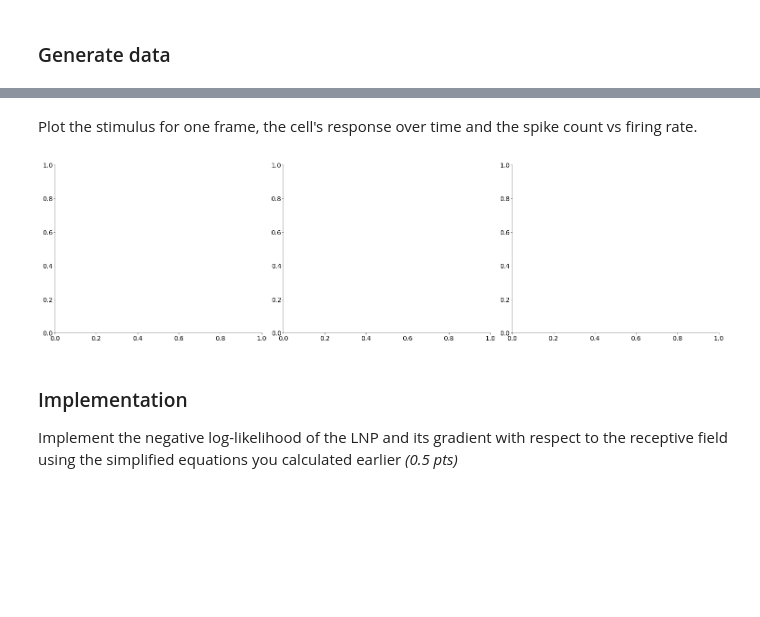
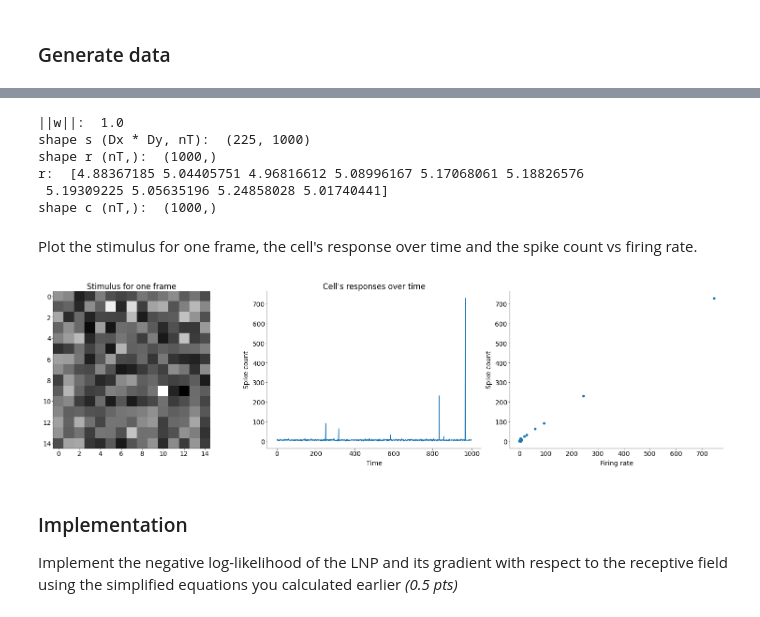
Before and after one commit to stedavkle/uni-tue-nds, a Jupyter notebook: CL5/notebooks/CodingLab5.ipynb, the cells around one changed output, grey strips where cells are left out. Drawn from its saved outputs; the diff is of its cells as text; code cells hidden in the pictures; blank space fills up the shorter version.

Commit message:
did the math and started implementation, but something is wrong...

```diff
--- a/CL5/notebooks/CodingLab5.ipynb
+++ b/CL5/notebooks/CodingLab5.ipynb
@@ -155,6 +166,21 @@ def sample_lnp(
 
     # insert your code here
 
+    # create stimulus frames from uncorrelated checkerboard noise
+    s = rng.normal(0, v, (w.size, nT))  # TODO do i have to set values to 0 or 1?
+    # normalize s
+    s = s / np.sum(s, axis=0)
+    print("shape s (Dx * Dy, nT): ", s.shape)
+
+    # compute the mean rate in time bins
+    r = np.exp(np.dot(w, s)) * dt * R
+    print("shape r (nT,): ", r.shape)
+    print("r: ", r[:10])
+
+    # draw spike counts from a Poisson distribution
+    c = rng.poisson(r)
+    print("shape c (nT,): ", c.shape)
+
     # ------------------------------------------------
     # Generate samples from an instantaneous LNP model
     # neuron with receptive field kernel w. (0.5 pts)
@@ -171,18 +197,46 @@ v = 20  # stimulus variance
 w = gen_gauss_rf(D, 7, (1, 1))
 w = w.flatten()
 
+print("||w||: ", np.sum(w))
+
 c, r, s = sample_lnp(w, nT, dt, R, v)
+# %% [output]
+||w||:  1.0
+shape s (Dx * Dy, nT):  (225, 1000)
+shape r (nT,):  (1000,)
+r:  [4.88367185 5.04405751 4.96816612 5.08996167 5.17068061 5.18826576
+ 5.19309225 5.05635196 5.24858028 5.01740441]
+shape c (nT,):  (1000,)
 # %% [markdown]
 Plot the stimulus for one frame, the cell's response over time and the spike count vs firing rate.
 # %%
 mosaic = mosaic = [["stim", "responses", "count/rate"]]
 
 fig, ax = plt.subplot_mosaic(mosaic=mosaic, figsize=(15, 4))
 # -----------------------------------------------------------------------------------------------------------
 # Plot the stimulus for one frame, the cell's responses over time and spike count vs firing rate (0.5 points)
 # -----------------------------------------------------------------------------------------------------------
+
+# plot the stimulus for one frame
+ax["stim"].imshow(s[:, 0].reshape(D, D), cmap="gray")
+ax["stim"].set_title("Stimulus for one frame")
+
+# plot the cell's responses over time
+ax["responses"].plot(c)
+ax["responses"].set_title("Cell's responses over time")
+ax["responses"].set_xlabel("Time")
+ax["responses"].set_ylabel("Spike count")
+
+# plot spike count vs firing rate
+ax["count/rate"].plot(r, c, ".")
+ax["count/rate"].set_xlabel("Firing rate")
+ax["count/rate"].set_ylabel("Spike count")
+
+# TODO this seems to be entirely wrong
+
+plt.show()
 # %% [output]
-[figure, old version]
+[figure, new version]
 # %% [markdown]
 ### Implementation
 
```
Also changed, not shown: parts of 8 cells of this notebook.
